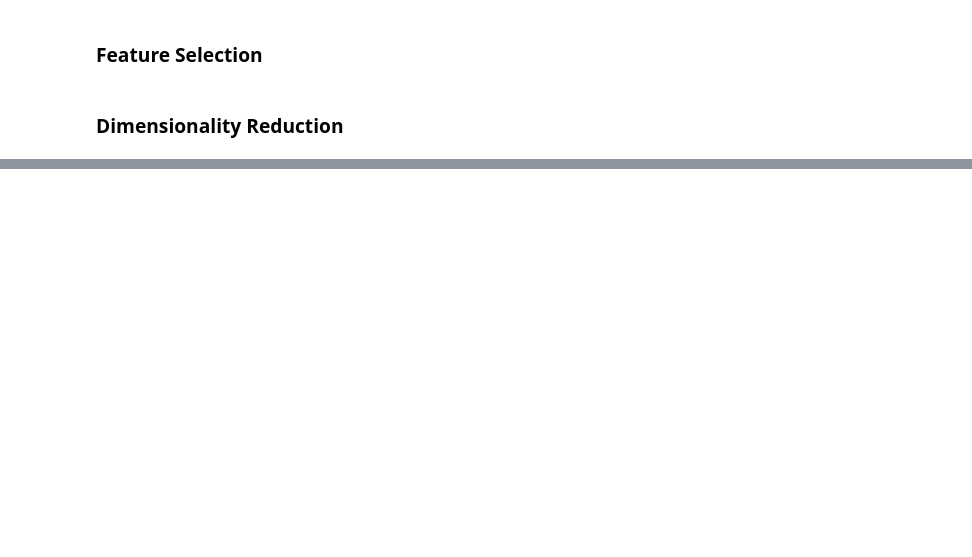
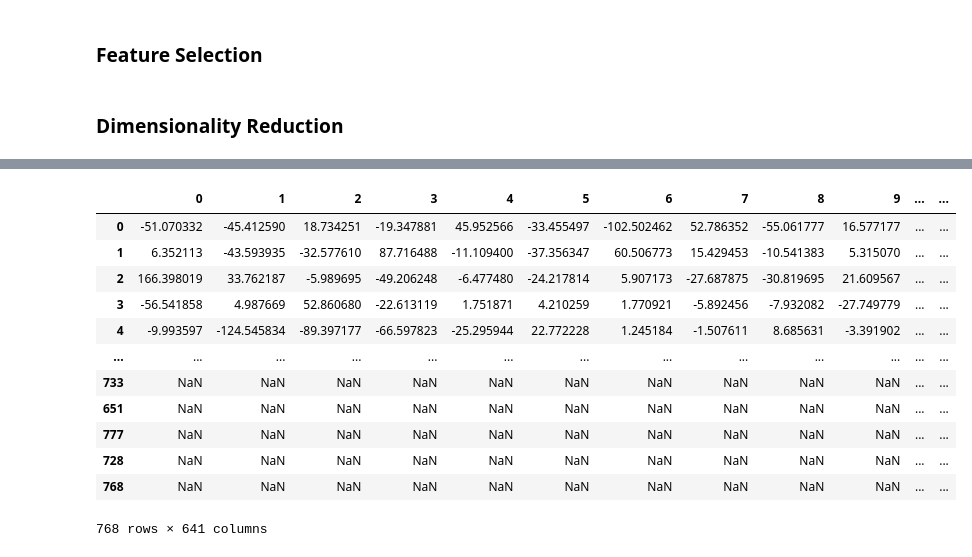
Before and after one commit to spedapalli/ml-ai-projects, a Jupyter notebook: lifesciences/gene-exp-4-tumor/gene-exp-4-tumor.ipynb, the cells around one changed output, grey strips where cells are left out. Drawn from its saved outputs; the diff is of its cells as text; code cells hidden in the pictures; blank space fills up the shorter version.

```diff
--- a/lifesciences/gene-exp-4-tumor/gene-exp-4-tumor.ipynb
+++ b/lifesciences/gene-exp-4-tumor/gene-exp-4-tumor.ipynb
@@ -62,6 +65,14 @@ Dataframe before adding the class column: None
 Total # of columns: 20532
 # %%
 # Copy over the Class column into the main dataframe
-df['Class'] = tumor_df['Class']
-print(f"Total # of columns: {len(df.columns)}")
+df = df.rename(columns={'Unnamed: 0': 'sample'})
+tumor_df = tumor_df.rename(columns={'Unnamed: 0': 'sample'})
+df['Class'] = np.where( (df['sample'] == tumor_df['sample']), tumor_df['Class'], df['sample'])
+
+# df['Class'] = tumor_df['Class']
+# print(f"Total # of columns: {len(df.columns)}")
+
+df.drop(columns=['sample'], axis=1, inplace=True)
+
+df.head()
 # %% [output]
@@ -78,0 +107,5 @@ False
+# %%
+# Split -
+X = df.drop(columns=['Class'], axis=1)
+y = df['Class']
+X_train, X_test, y_train, y_test = train_test_split(X, y, test_size=0.2, random_state=42, stratify=df['Class'])
@@ -94,3 +143,17 @@ df_desc_zscore.T.to_csv("data-analysis/rawdata_zscore.csv")
 ### Feature Selection
 # %% [markdown]
 ### Dimensionality Reduction
+# %%
+# PCA -
+# -- Is PCA the right approach to this data set where we are trying to identify Gene expressions for tumors.
+# -- Shudnt we include every expression - small or big ?
+from sklearn.decomposition import PCA
+pca = PCA()
+pca_comp_df = pca.fit_transform(X_train)
+print(f"PCA Explained Variance Ratio: \n{pca.explained_variance_ratio_}")
+print(f"PCA Components: {pca.n_components_}")
+pca_features_in = pca.feature_names_in_
+print(f"PCA Feature names: {pca_features_in}")
+
+pca_df = pd.DataFrame(data=pca_comp_df)
+pca_df = pd.concat([pca_df, y_train], axis=1, ignore_index=True)
@@ -96,0 +178,18 @@ df_desc_zscore.T.to_csv("data-analysis/rawdata_zscore.csv")
+# %%
+pca_df.to_csv(f"{DATA_ANALYSIS_DIR}PCA_ExpVarianceRatio.csv")
+pca_df
+# #TODO : How to get column names as part of PCA output. Also cleanup rows beyond 639
+# %% [output]
+|  | 0 | 1 | 2 | 3 | 4 | 5 | 6 | 7 | 8 | 9 | ... | ... |
+| 0 | -51.070332 | -45.412590 | 18.734251 | -19.347881 | 45.952566 | -33.455497 | -102.502462 | 52.786352 | -55.061777 | 16.577177 | ... | ... |
+| 1 | 6.352113 | -43.593935 | -32.577610 | 87.716488 | -11.109400 | -37.356347 | 60.506773 | 15.429453 | -10.541383 | 5.315070 | ... | ... |
+| 2 | 166.398019 | 33.762187 | -5.989695 | -49.206248 | -6.477480 | -24.217814 | 5.907173 | -27.687875 | -30.819695 | 21.609567 | ... | ... |
+| 3 | -56.541858 | 4.987669 | 52.860680 | -22.613119 | 1.751871 | 4.210259 | 1.770921 | -5.892456 | -7.932082 | -27.749779 | ... | ... |
+| 4 | -9.993597 | -124.545834 | -89.397177 | -66.597823 | -25.295944 | 22.772228 | 1.245184 | -1.507611 | 8.685631 | -3.391902 | ... | ... |
+| ... | ... | ... | ... | ... | ... | ... | ... | ... | ... | ... | ... | ... |
+| 733 | NaN | NaN | NaN | NaN | NaN | NaN | NaN | NaN | NaN | NaN | ... | ... |
+| 651 | NaN | NaN | NaN | NaN | NaN | NaN | NaN | NaN | NaN | NaN | ... | ... |
+| 777 | NaN | NaN | NaN | NaN | NaN | NaN | NaN | NaN | NaN | NaN | ... | ... |
+| 728 | NaN | NaN | NaN | NaN | NaN | NaN | NaN | NaN | NaN | NaN | ... | ... |
+| 768 | NaN | NaN | NaN | NaN | NaN | NaN | NaN | NaN | NaN | NaN | ... | ... |
+768 rows × 641 columns
```
Also changed, not shown: parts of 12 cells of this notebook.
